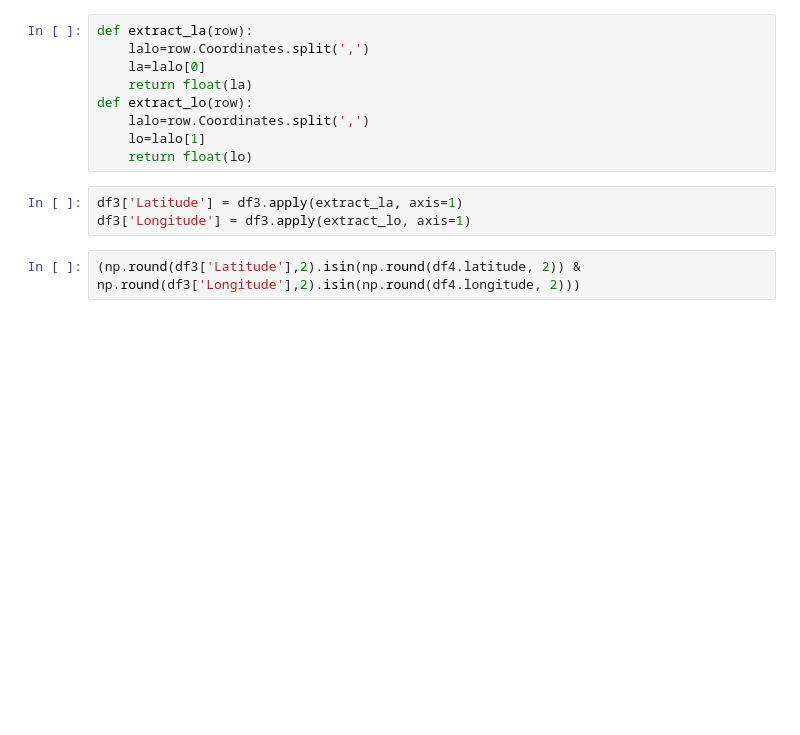
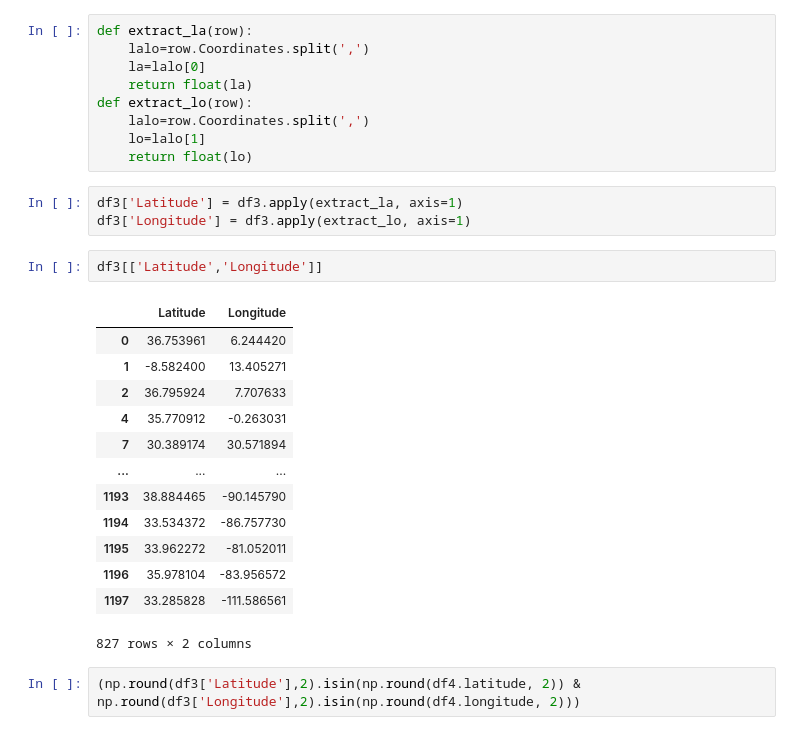
Before and after one commit to ManshaP/sentinel_industry, a Jupyter notebook: process_known_sources.ipynb, the cells around one changed output. Cells and saved outputs as stored; diff of their text form; blank space fills up the shorter version.

```diff
--- a/process_known_sources.ipynb
+++ b/process_known_sources.ipynb
@@ -115,6 +117,22 @@ def extract_lo(row):
 # %%
 df3['Latitude'] = df3.apply(extract_la, axis=1)
 df3['Longitude'] = df3.apply(extract_lo, axis=1)
+# %%
+df3[['Latitude','Longitude']]
+# %% [output]
+|  | Latitude | Longitude |
+| 0 | 36.753961 | 6.244420 |
+| 1 | -8.582400 | 13.405271 |
+| 2 | 36.795924 | 7.707633 |
+| 4 | 35.770912 | -0.263031 |
+| 7 | 30.389174 | 30.571894 |
+| ... | ... | ... |
+| 1193 | 38.884465 | -90.145790 |
+| 1194 | 33.534372 | -86.757730 |
+| 1195 | 33.962272 | -81.052011 |
+| 1196 | 35.978104 | -83.956572 |
+| 1197 | 33.285828 | -111.586561 |
+827 rows × 2 columns
 # %%
 (np.round(df3['Latitude'],2).isin(np.round(df4.latitude, 2)) & np.round(df3['Longitude'],2).isin(np.round(df4.longitude, 2)))
 # %% [output]
```
Also changed, not shown: parts of 4 cells of this notebook, 1 other file.
